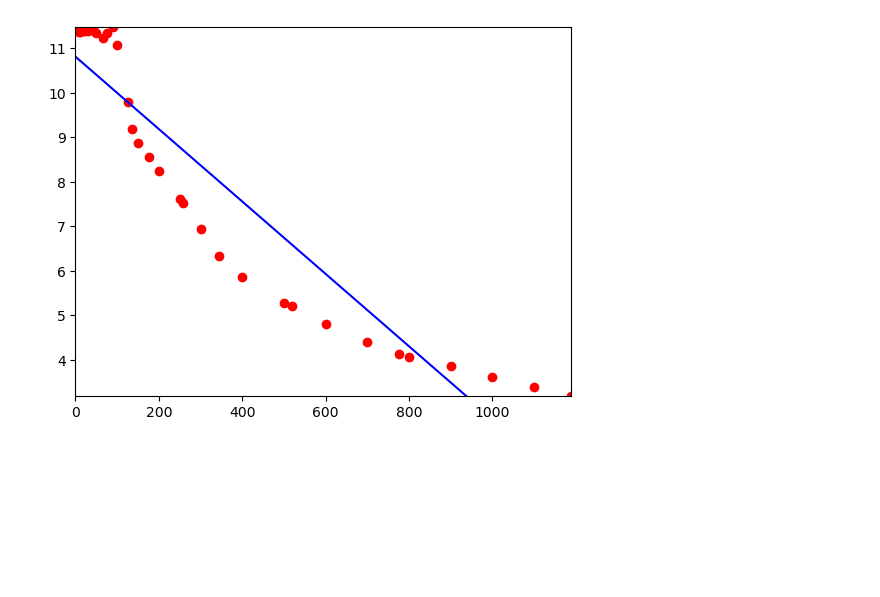
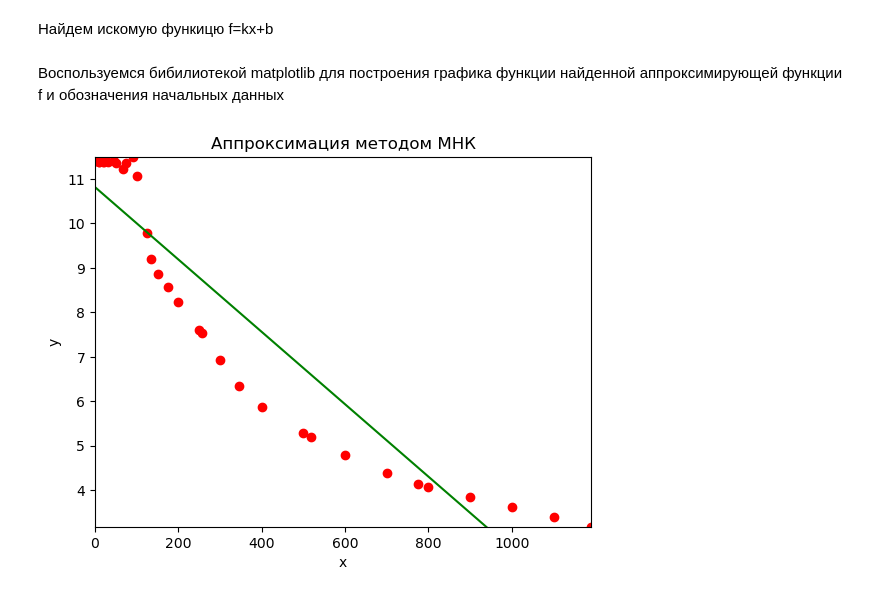
Before and after one commit to sksucha/MSU2023, a Jupyter notebook: MNK.ipynb, the cells around one changed output. Saved outputs shown, nothing was run; the diff lists cells and outputs as text; code cells hidden in the pictures; blank space fills up the shorter version.

```diff
--- a/MNK.ipynb
+++ b/MNK.ipynb
@@ -29,3 +35,5 @@ N=len(x)
+# %% [markdown]
+Найдем искомую функицю f=kx+b
 # %%
 import numpy as np
 mx = x.sum()/N
@@ -34,13 +42,18 @@ my = y.sum()/N
 k = sum((x - mx)*(y - my))/sum((x-mx)**2)
 b = my - k*mx
 f = k*x+b
+# %% [markdown]
+Воспользуемся бибилиотекой matplotlib для построения графика функции найденной аппроксимирующей функции f и обозначения начальных данных
 # %%
 import matplotlib.pyplot as plt
 plt.scatter(x, y, c='red')
+plt.title('Аппроксимация методом МНК')
 plt.xlim([x.min(),x.max()])
 plt.ylim([y.min(),y.max()])
-plt.plot(x,f, c='blue')
+plt.xlabel('x')
+plt.ylabel('y')
+plt.plot(x,f, c='green')
 
 plt.show()
 # %% [output]
-[figure, old version]
+[figure, new version]
```
Also changed, not shown: parts of 19 cells of this notebook.
